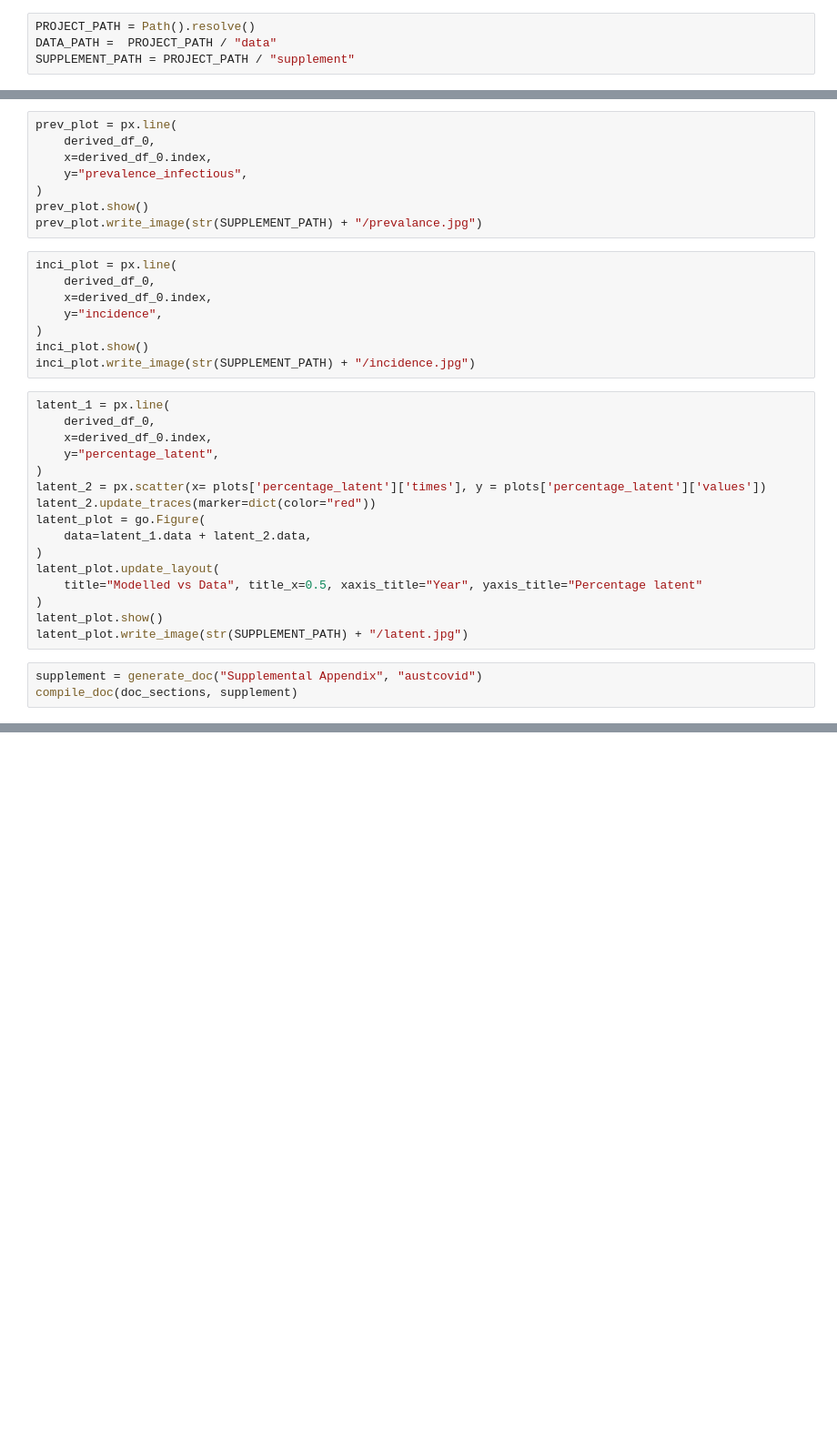
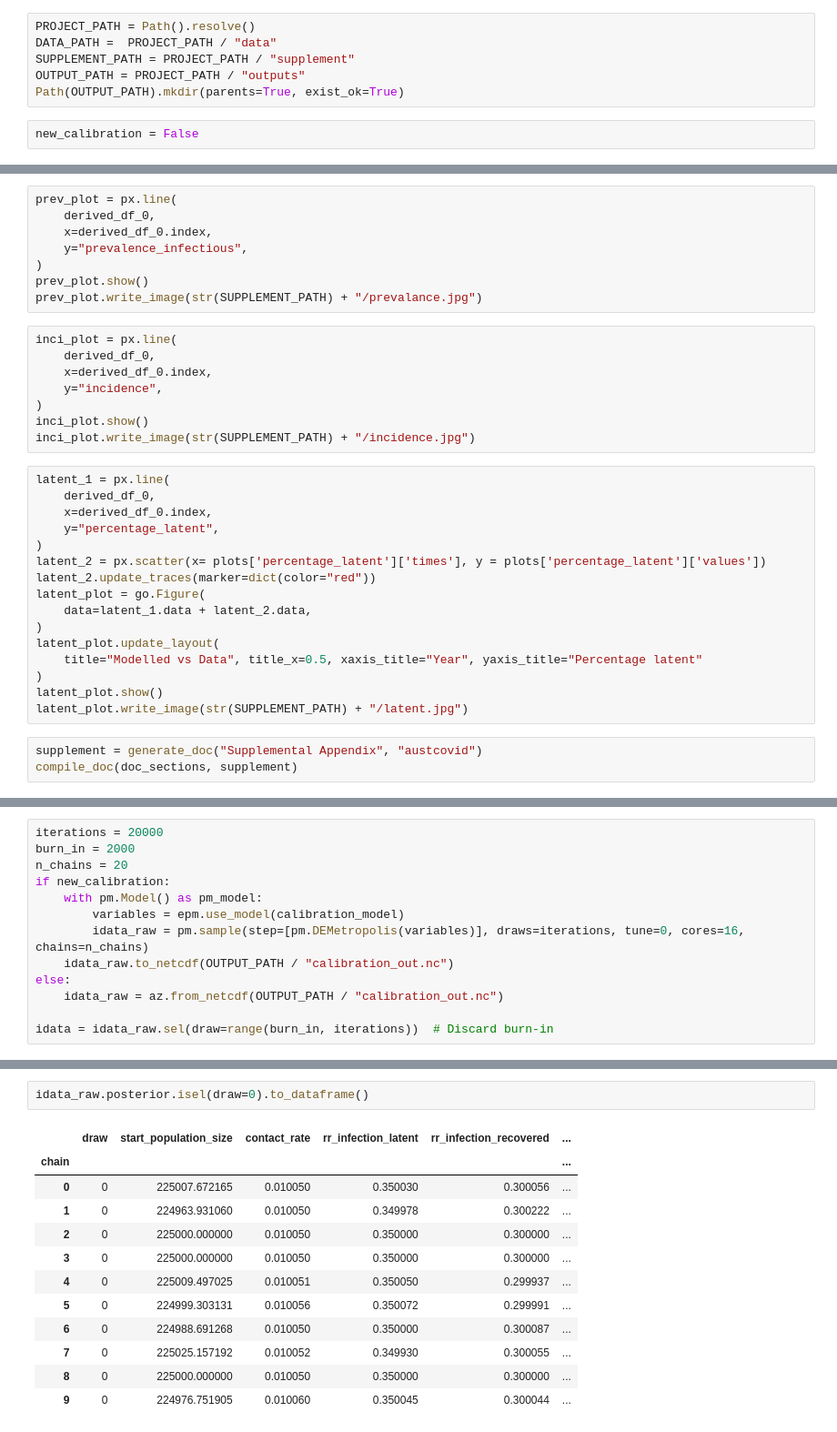
Before and after one commit to vlbui/tbdynamics, a Jupyter notebook: model_run.ipynb, the cells around one changed output, grey strips where cells are left out. Shown at 91% size. Drawn from its saved outputs; the diff is of its cells as text; blank space fills up the shorter version.

```diff
--- a/model_run.ipynb
+++ b/model_run.ipynb
@@ -24,6 +26,10 @@ from general_utils.doc_utils import TextElement, TableElement, FigElement, add_e
 PROJECT_PATH = Path().resolve()
 DATA_PATH =  PROJECT_PATH / "data"
 SUPPLEMENT_PATH = PROJECT_PATH / "supplement"
+OUTPUT_PATH = PROJECT_PATH / "outputs"
+Path(OUTPUT_PATH).mkdir(parents=True, exist_ok=True)
+# %%
+new_calibration = False
 # %%
 pd.options.plotting.backend = "plotly"
 time_start = 1800
@@ -287,0 +337,13 @@ multiprocessing.cpu_count()
+# %%
+iterations = 20000
+burn_in = 2000
+n_chains = 20
+if new_calibration:
+    with pm.Model() as pm_model:
+        variables = epm.use_model(calibration_model)
+        idata_raw = pm.sample(step=[pm.DEMetropolis(variables)], draws=iterations, tune=0, cores=16, chains=n_chains)
+    idata_raw.to_netcdf(OUTPUT_PATH / "calibration_out.nc")
+else:
+    idata_raw = az.from_netcdf(OUTPUT_PATH / "calibration_out.nc")
+
+idata = idata_raw.sel(draw=range(burn_in, iterations))  # Discard burn-in
@@ -287,0 +365,15 @@ multiprocessing.cpu_count()
+# %%
+idata_raw.posterior.isel(draw=0).to_dataframe()
+# %% [output]
+|  | draw | start_population_size | contact_rate | rr_infection_latent | rr_infection_recovered | ... |
+| chain |  |  |  |  |  | ... |
+| 0 | 0 | 225007.672165 | 0.010050 | 0.350030 | 0.300056 | ... |
+| 1 | 0 | 224963.931060 | 0.010050 | 0.349978 | 0.300222 | ... |
+| 2 | 0 | 225000.000000 | 0.010050 | 0.350000 | 0.300000 | ... |
+| 3 | 0 | 225000.000000 | 0.010050 | 0.350000 | 0.300000 | ... |
+| 4 | 0 | 225009.497025 | 0.010051 | 0.350050 | 0.299937 | ... |
+| 5 | 0 | 224999.303131 | 0.010056 | 0.350072 | 0.299991 | ... |
+| 6 | 0 | 224988.691268 | 0.010050 | 0.350000 | 0.300087 | ... |
+| 7 | 0 | 225025.157192 | 0.010052 | 0.349930 | 0.300055 | ... |
+| 8 | 0 | 225000.000000 | 0.010050 | 0.350000 | 0.300000 | ... |
+| 9 | 0 | 224976.751905 | 0.010060 | 0.350045 | 0.300044 | ... |
```
Also changed, not shown: parts of 19 cells of this notebook, 3 other files.
